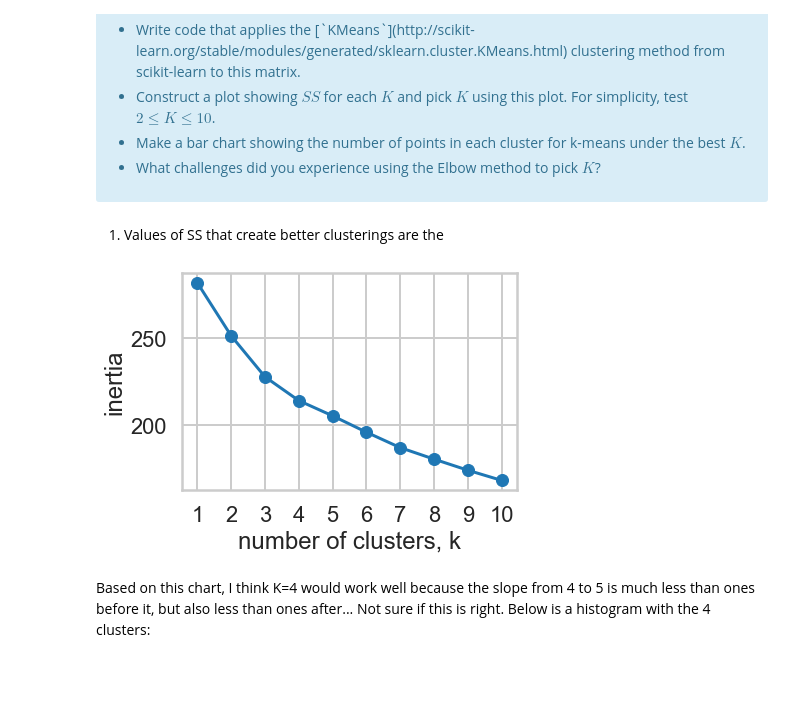
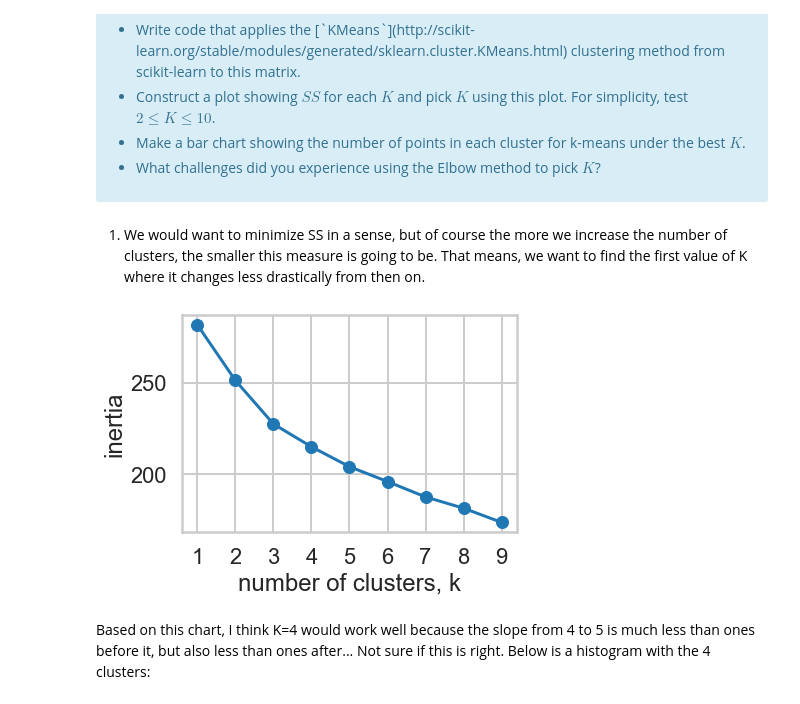
Before and after one commit to xandramichel/Springboard, a Jupyter notebook: MiniProjects/10.5 - Clustering/Mini_Project_Clustering.ipynb, the cells around one changed output. Saved outputs shown, nothing was run; the diff lists cells and outputs as text; code cells hidden in the pictures; blank space fills up the shorter version.

```diff
--- a/MiniProjects/10.5 - Clustering/Mini_Project_Clustering.ipynb
+++ b/MiniProjects/10.5 - Clustering/Mini_Project_Clustering.ipynb
@@ -114,8 +114,8 @@ where $x_i$ is a point, $C_k$ represents cluster $k$ and $\mu_k$ is the centroid
 <li> What challenges did you experience using the Elbow method to pick $K$?
 </ul>
 </div>
-# %% [markdown]
-1. Values of SS that create better clusterings are the
+# %% [markdown]
+1. We would want to minimize SS in a sense, but of course the more we increase the number of clusters, the smaller this measure is going to be. That means, we want to find the first value of K where it changes less drastically from then on.
 # %%
 # your turn
 x_cols = matrix.columns[1:]
@@ -128,27 +128,27 @@ sliced_matrix = matrix[x_cols]
 matrix['cluster'] = cluster.fit_predict(sliced_matrix)
 #matrix.cluster.value_counts()
 # %%
-ks = range(1, 11)
+ks = range(1, 10)
 inertias = []
 
 for k in ks:
     # Create a KMeans instance with k clusters: model
     model = KMeans(n_clusters=k)
 
     # Fit model to samples
     model.fit(sliced_matrix)
 
     # Append the inertia to the list of inertias
     inertias.append(model.inertia_)
 
 # Plot ks vs inertias
 plt.plot(ks, inertias, '-o')
 plt.xlabel('number of clusters, k')
 plt.ylabel('inertia')
 plt.xticks(ks)
 plt.show()
 # %% [output]
-[figure, old version]
+[figure, new version]
 # %% [markdown]
 Based on this chart, I think K=4 would work well because the slope from 4 to 5 is much less than ones before it, but also less than ones after... Not sure if this is right. Below is a histogram with the 4 clusters:
 # %%
```
Also changed, not shown: parts of 17 cells of this notebook.
